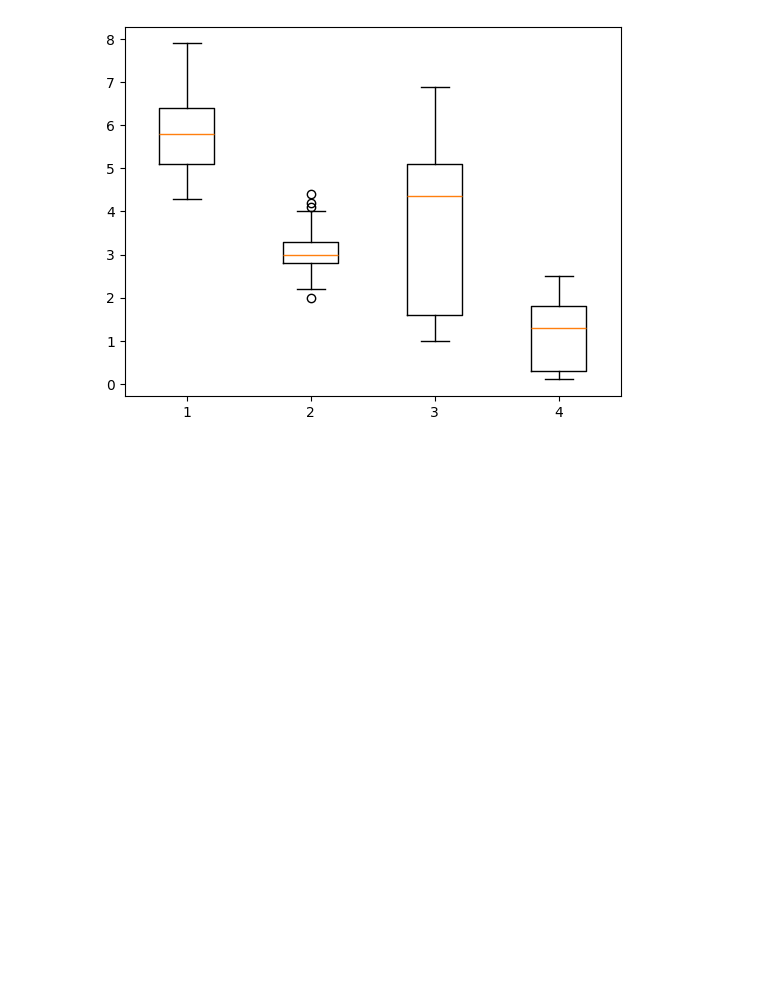
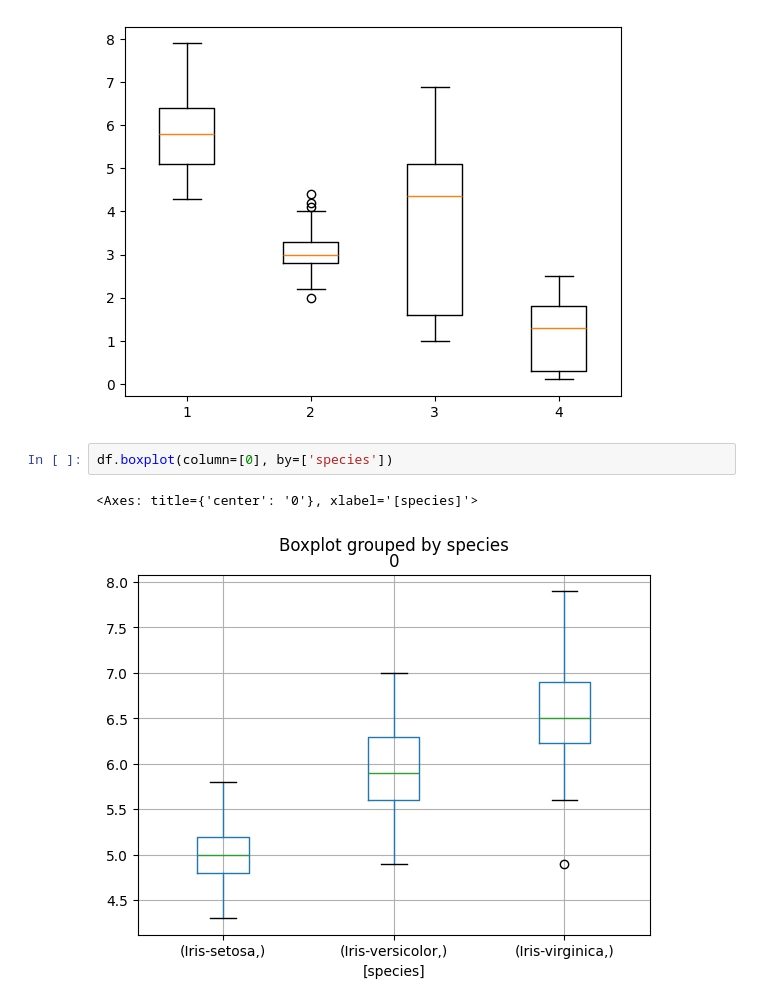
Before and after one commit to Sumukha11/Data-Analysis, a Jupyter notebook: Iris data plot/Iris data Plot.ipynb, the cells around one changed output. Saved outputs shown, nothing was run; the diff lists cells and outputs as text; blank space fills up the shorter version.

```diff
--- a/Iris data plot/Iris data Plot.ipynb
+++ b/Iris data plot/Iris data Plot.ipynb
@@ -204,3 +207,8 @@ plt.boxplot([df[0],df[1],df[2],df[3]])
   <matplotlib.lines.Line2D at 0x...>],
  'means': []}
 [figure]
+# %%
+df.boxplot(column=[0], by=['species'])
+# %% [output]
+<Axes: title={'center': '0'}, xlabel='[species]'>
+[figure, added]
```
Also changed, not shown: parts of 34 cells of this notebook.
